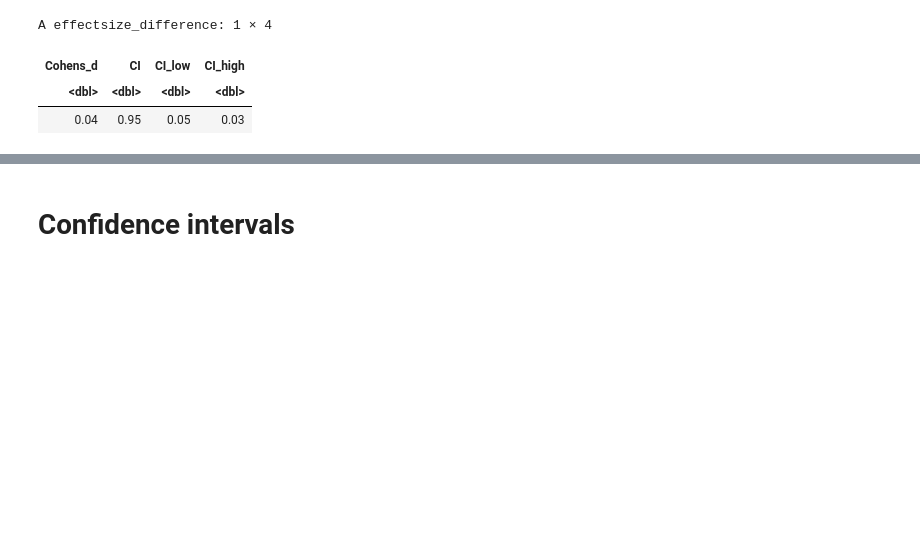
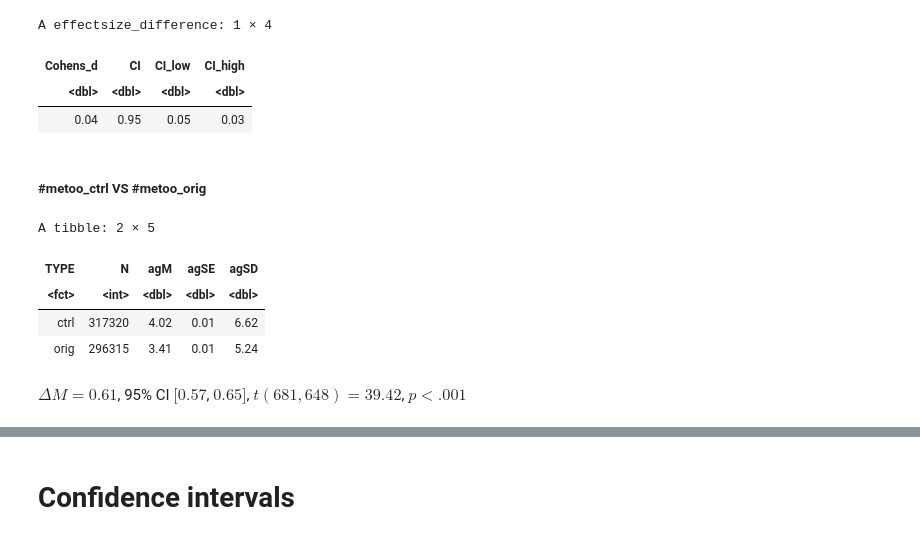
Before and after one commit to deepsensemaking/gdsm, a Jupyter notebook: t1007_output_eR__003_aov_4__results_summary.ipynb, the cells around one changed output, grey strips where cells are left out. Drawn from its saved outputs; the diff is of its cells as text; code cells hidden in the pictures; blank space fills up the shorter version.

```diff
--- a/t1007_output_eR__003_aov_4__results_summary.ipynb
+++ b/t1007_output_eR__003_aov_4__results_summary.ipynb
@@ -1060,3 +1130,27 @@ A effectsize_difference: 1 × 4
 | Cohens_d | CI | CI_low | CI_high |
 | <dbl> | <dbl> | <dbl> | <dbl> |
 | 0.04 | 0.95 | 0.05 | 0.03 |
+# %% [markdown]
+##### #metoo_ctrl VS #metoo_orig
+# %%
+smr0 <- df2 %>%
+    filter(CAMP %in% c("metoo")) %>%
+    group_by(TYPE) %>%
+    summarise(
+        N    = n(),
+        agM  = round(mean(ag01Prc),2),
+        agSE = round(sd(ag01Prc)/sqrt(n()),2),
+        agSD = round(sd(ag01Prc),2),
+        .groups = "drop"
+    )
+smr0
+# %% [output]
+A tibble: 2 × 5
+| TYPE | N | agM | agSE | agSD |
+| <fct> | <int> | <dbl> | <dbl> | <dbl> |
+| ctrl | 317320 | 4.02 | 0.01 | 6.62 |
+| orig | 296315 | 3.41 | 0.01 | 5.24 |
+# %%
+display_markdown(a2ag01PrcEm1_pairs_APA[["full_result"]][["metooctrl_metooorig"]])
+# %% [output]
+$\Delta M = 0.61$, 95\% CI $[0.57$, $0.65]$, $t(681,648) = 39.42$, $p < .001$
```
Also changed, not shown: parts of 19 cells of this notebook, 1 other file.
